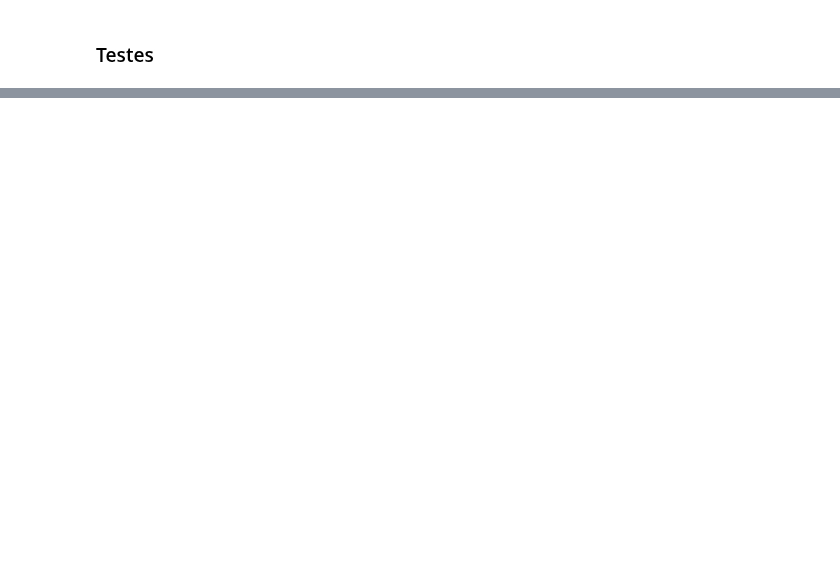
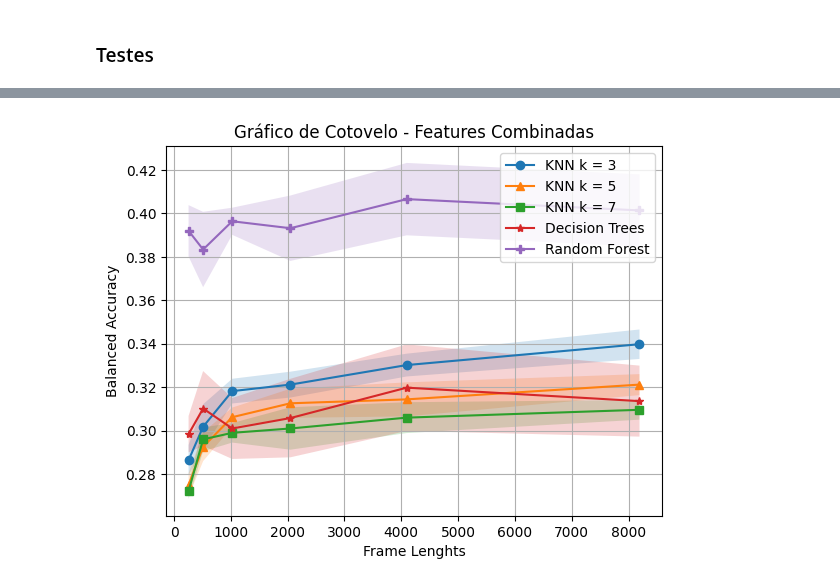
Before and after one commit to andryll/MGR-IC, a Jupyter notebook: codes/MGR.ipynb, the cells around one changed output, grey strips where cells are left out. Drawn from its saved outputs; the diff is of its cells as text; code cells hidden in the pictures; blank space fills up the shorter version.

```diff
--- a/codes/MGR.ipynb
+++ b/codes/MGR.ipynb
@@ -76,6 +78,7 @@ def readSongs (genre, numSongs, sr=44100):
 # %% [markdown]
 ###Extração das Features
 # %%
+# Reduz a dimensionalidade dos dados
 def reduceDimension(dataframe, rate=0.99):
   X = dataframe.drop(columns=['Classe']).values.tolist()
   Y = dataframe['Classe'].values.tolist()
@@ -86,9 +89,7 @@ def reduceDimension(dataframe, rate=0.99):
   pca = PCA(n_components= rate)
   X_pca = pca.fit_transform(X_scaled)
 
-  X = pd.DataFrame(X_pca)
-  Y = pd.DataFrame({'Classe': Y})
-  df = pd.concat([X, Y], axis=1)
+  df = pd.concat([pd.DataFrame(X_pca), pd.DataFrame({'Classe': Y})], axis=1)
 
   return df
 # %%
@@ -298,8 +254,7 @@ songs = readSongs ('all', 50, 44100)
 # %%
+# Extrai as features para os frame lenghts desejados
 frame_lenghts = [256, 512, 1024, 2048, 4096, 8192]
 
 dflist = []
 for f in frame_lenghts:
-  dflist.append(featureExtraction(songs, 'centroid', 44100, frame=f))
-
-#dflist[3].head()
+  dflist.append(featureExtraction(songs, 'all', 44100, frame=f))
@@ -326,9 +261,5 @@ dflist[5].head
 # %%
-frame_lenghts = [256, 512, 1024, 2048, 4096, 8192]
-
-dflist = []
-for f in frame_lenghts:
-  dflist.append(featureExtraction(songs, 'all', 44100, frame=f))
+# Executa os algoritmos com as features desejadas e salva os valores de score nas listas
 
 knnscores3 = []
 knnscores5 = []
@@ -430,0 +298,21 @@ boxplot.append(rf)
+# %%
+#  Plota o gráfico com as médias das seeds e os desvios padrão
+
+labels = ['KNN k = 3', 'KNN k = 5', 'KNN k = 7', 'Decision Trees', 'Random Forest']
+markers = ['o', '^', 's', '*', 'P']
+
+for i in range(len(scoresmeans)):
+  plt.plot(frame_lenghts, scoresmeans[i], label = labels[i], marker = markers[i])
+  plt.fill_between(frame_lenghts, scoresmeans[i] + scoressds[i], scoresmeans[i] - scoressds[i], alpha = 0.2)
+
+plt.legend()
+plt.grid()
+plt.ylabel('Balanced Accuracy')
+plt.xlabel('Frame Lenghts')
+plt.title('Gráfico de Cotovelo - Features Combinadas')
+
+# Nome do arquivo pra salvar
+plt.savefig('all.pdf')
+plt.show()
+# %% [output]
+[figure, added]
```
Also changed, not shown: parts of 27 cells of this notebook.
